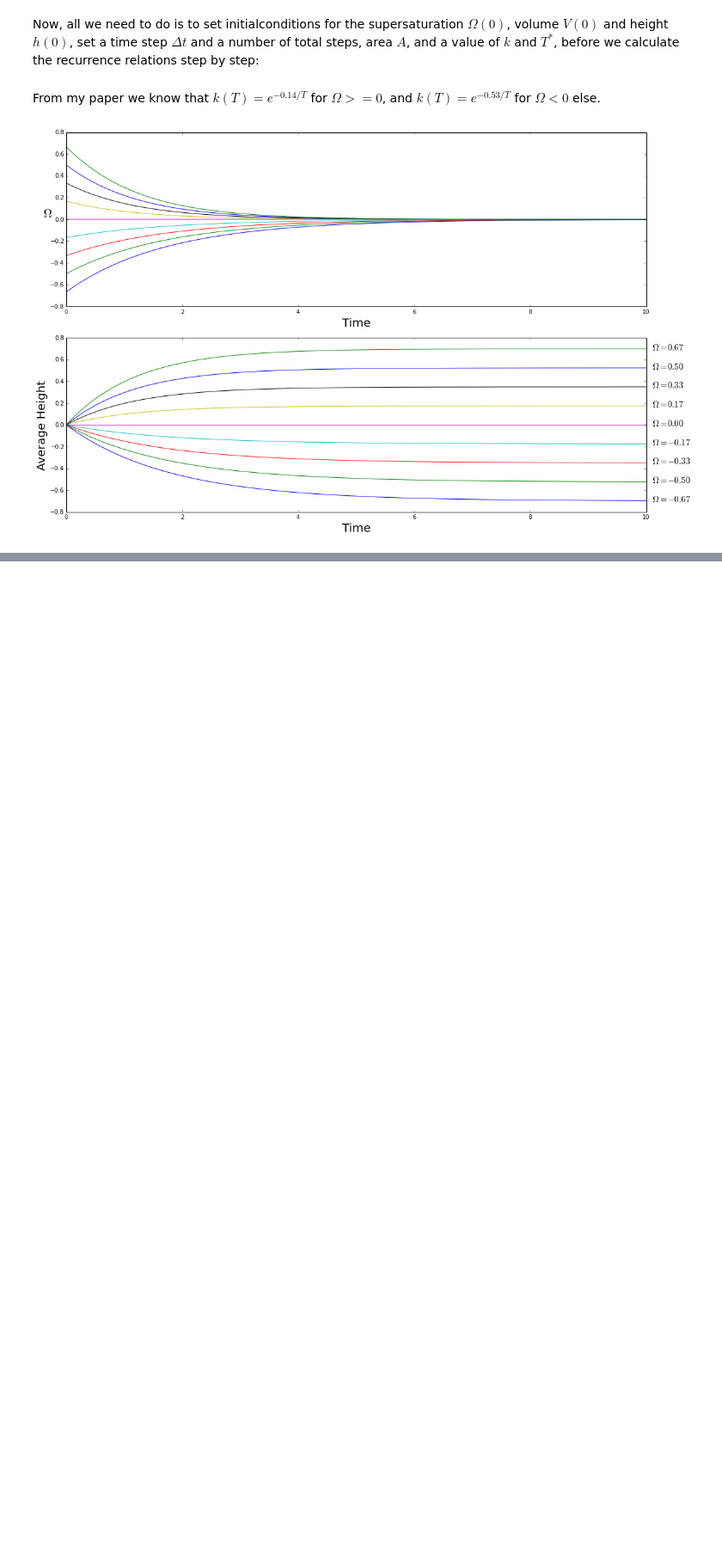
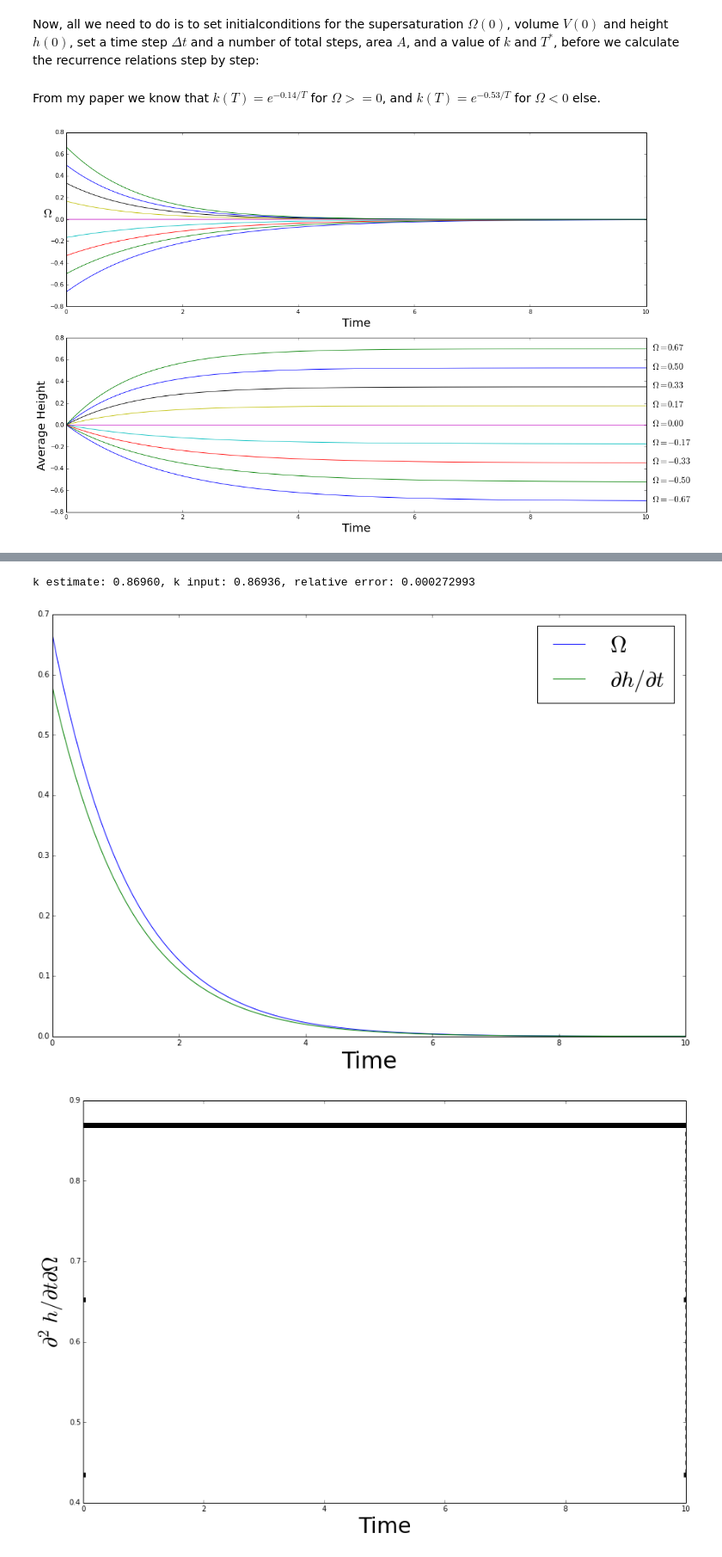
Before and after one commit to jorgehog/notebookCollection, a Jupyter notebook: GrowthEquations.ipynb, the cells around one changed output, grey strips where cells are left out. Shown at 86% size. Saved outputs shown, nothing was run; the diff lists cells and outputs as text; code cells hidden in the pictures; blank space fills up the shorter version.

Commit message:
updated kmc script with reverse engineering algorithm for obtaining k from supersat and height profiles

```diff
--- a/GrowthEquations.ipynb
+++ b/GrowthEquations.ipynb
@@ -111,7 +111,9 @@ def get_k(T, supersaturation):
 # %%
 area = 30*30
 initial_volume = 20*area
-initial_supersaturations = linspace(-2./3, 2./3, 9)
+
+n_runs = 9
+initial_supersaturations = linspace(-2./3, 2./3, n_runs)
 initial_height = 0
 T = 1.0
 
@@ -159,0 +170,9 @@ Keep in mind that the time scale in KMC is arbitrary, and that the value of $k$
+# %%
+def get_forward_derivative(f, g):
+    return (f[1] - f[0])/(g[1] - g[0])
+
+def get_backward_derivative(f, g):
+    return (f[-1] - f[-2])/(g[-1] - g[-2])
+
+def get_derivative(f, g, i):
+    return (f[i+1] - f[i-1])/(g[i+1] - g[i-1])
@@ -159,0 +203,34 @@ Keep in mind that the time scale in KMC is arbitrary, and that the value of $k$
+# %%
+def get_k_estimate(heights, supersaturations, times):
+
+    dh_dt = calc_dh_dt(heights, times)
+
+    k_estimate_vs_t = calc_df_dsupersaturation(dh_dt, supersaturations)
+
+    k_estimate = k_estimate_vs_t.mean()
+
+    return k_estimate, k_estimate_vs_t, dh_dt
+# %%
+n = -1
+k_estimate, k_estimate_vs_t, dh_dt = get_k_estimate(heights[n, :], supersaturations[n, :], times[n, :])
+
+input_k = get_k(T, supersaturations[n, 0])
+
+k_r_err = abs((k_estimate - input_k)/input_k)
+
+print "k estimate: %.5f, k input: %.5f, relative error: %g" % (k_estimate, input_k, k_r_err)
+
+plot(times[n, :], supersaturations[n, :], label=r"$\Omega$")
+plot(times[n, :], dh_dt, label=r"$\partial h / \partial t$")
+xlabel("Time", fontsize=30)
+legend(fontsize=30)
+
+figure()
+plot(times[n, :], k_estimate_vs_t, 'k--s')
+xlabel("Time", fontsize=30)
+ylabel(r"$\partial^2 h / \partial t \partial \Omega$", fontsize=30)
+show()
+# %% [output]
+k estimate: 0.86960, k input: 0.86936, relative error: 0.000272993
+[figure, added]
+[figure, added]
```
Also changed, not shown: parts of 4 cells of this notebook.
